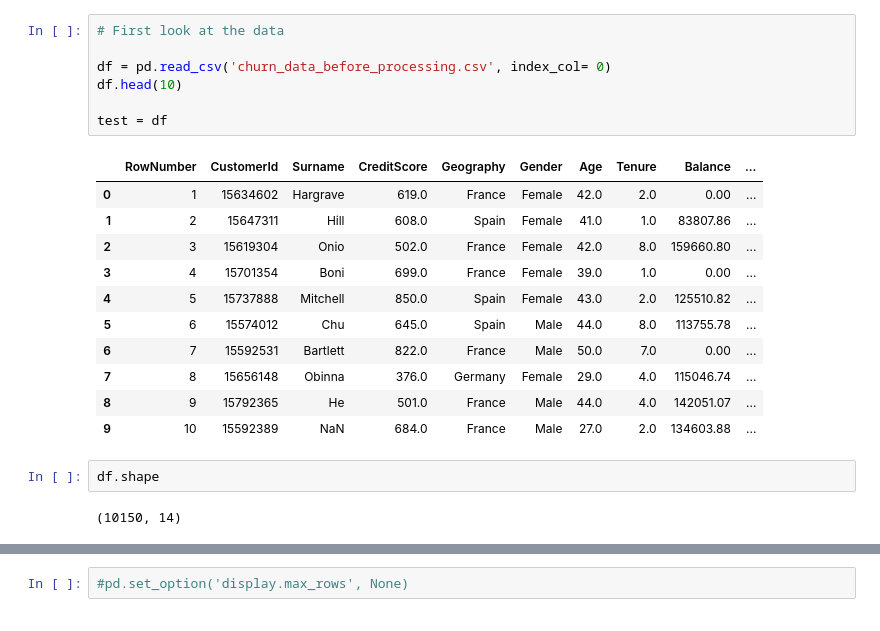
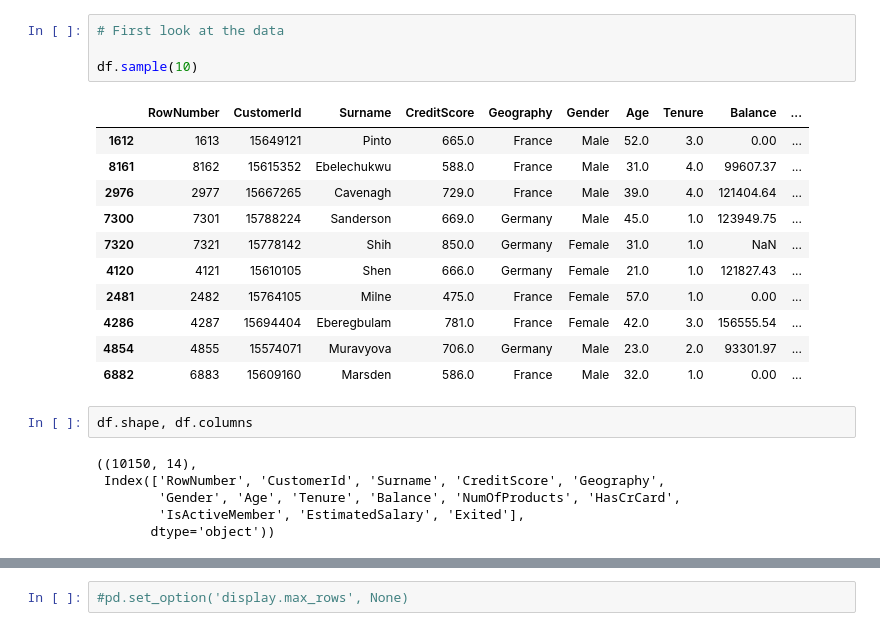
Before and after one commit to lukyluca/Bank-Customer-Churn-Prediction, a Jupyter notebook: project_code.ipynb, the cells around one changed output, grey strips where cells are left out. Drawn from its saved outputs; the diff is of its cells as text.

Commit message:
mod till balance column

```diff
--- a/project_code.ipynb
+++ b/project_code.ipynb
@@ -8,23 +29,24 @@ import numpy as np
 # %%
 # First look at the data
 
-df = pd.read_csv('churn_data_before_processing.csv', index_col= 0)
-df.head(10)
-
-test = df
+df.sample(10)
 # %% [output]
 |  | RowNumber | CustomerId | Surname | CreditScore | Geography | Gender | Age | Tenure | Balance | ... |
-| 0 | 1 | 15634602 | Hargrave | 619.0 | France | Female | 42.0 | 2.0 | 0.00 | ... |
-| 1 | 2 | 15647311 | Hill | 608.0 | Spain | Female | 41.0 | 1.0 | 83807.86 | ... |
-| 2 | 3 | 15619304 | Onio | 502.0 | France | Female | 42.0 | 8.0 | 159660.80 | ... |
-| 3 | 4 | 15701354 | Boni | 699.0 | France | Female | 39.0 | 1.0 | 0.00 | ... |
-| 4 | 5 | 15737888 | Mitchell | 850.0 | Spain | Female | 43.0 | 2.0 | 125510.82 | ... |
-| 5 | 6 | 15574012 | Chu | 645.0 | Spain | Male | 44.0 | 8.0 | 113755.78 | ... |
-| 6 | 7 | 15592531 | Bartlett | 822.0 | France | Male | 50.0 | 7.0 | 0.00 | ... |
-| 7 | 8 | 15656148 | Obinna | 376.0 | Germany | Female | 29.0 | 4.0 | 115046.74 | ... |
-| 8 | 9 | 15792365 | He | 501.0 | France | Male | 44.0 | 4.0 | 142051.07 | ... |
-| 9 | 10 | 15592389 | NaN | 684.0 | France | Male | 27.0 | 2.0 | 134603.88 | ... |
+| 1612 | 1613 | 15649121 | Pinto | 665.0 | France | Male | 52.0 | 3.0 | 0.00 | ... |
+| 8161 | 8162 | 15615352 | Ebelechukwu | 588.0 | France | Male | 31.0 | 4.0 | 99607.37 | ... |
+| 2976 | 2977 | 15667265 | Cavenagh | 729.0 | France | Male | 39.0 | 4.0 | 121404.64 | ... |
+| 7300 | 7301 | 15788224 | Sanderson | 669.0 | Germany | Male | 45.0 | 1.0 | 123949.75 | ... |
+| 7320 | 7321 | 15778142 | Shih | 850.0 | Germany | Female | 31.0 | 1.0 | NaN | ... |
+| 4120 | 4121 | 15610105 | Shen | 666.0 | Germany | Female | 21.0 | 1.0 | 121827.43 | ... |
+| 2481 | 2482 | 15764105 | Milne | 475.0 | France | Female | 57.0 | 1.0 | 0.00 | ... |
+| 4286 | 4287 | 15694404 | Eberegbulam | 781.0 | France | Female | 42.0 | 3.0 | 156555.54 | ... |
+| 4854 | 4855 | 15574071 | Muravyova | 706.0 | Germany | Male | 23.0 | 2.0 | 93301.97 | ... |
+| 6882 | 6883 | 15609160 | Marsden | 586.0 | France | Male | 32.0 | 1.0 | 0.00 | ... |
 # %%
-df.shape
+df.shape, df.columns
 # %% [output]
-(10150, 14)
+((10150, 14),
+ Index(['RowNumber', 'CustomerId', 'Surname', 'CreditScore', 'Geography',
+        'Gender', 'Age', 'Tenure', 'Balance', 'NumOfProducts', 'HasCrCard',
+        'IsActiveMember', 'EstimatedSalary', 'Exited'],
+       dtype='object'))
```
Also changed, not shown: parts of 103 cells of this notebook.
